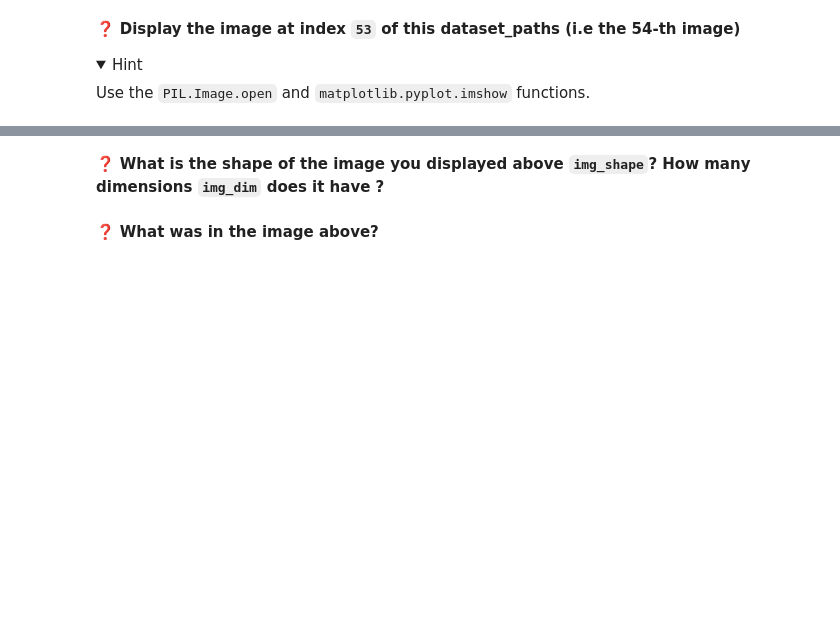
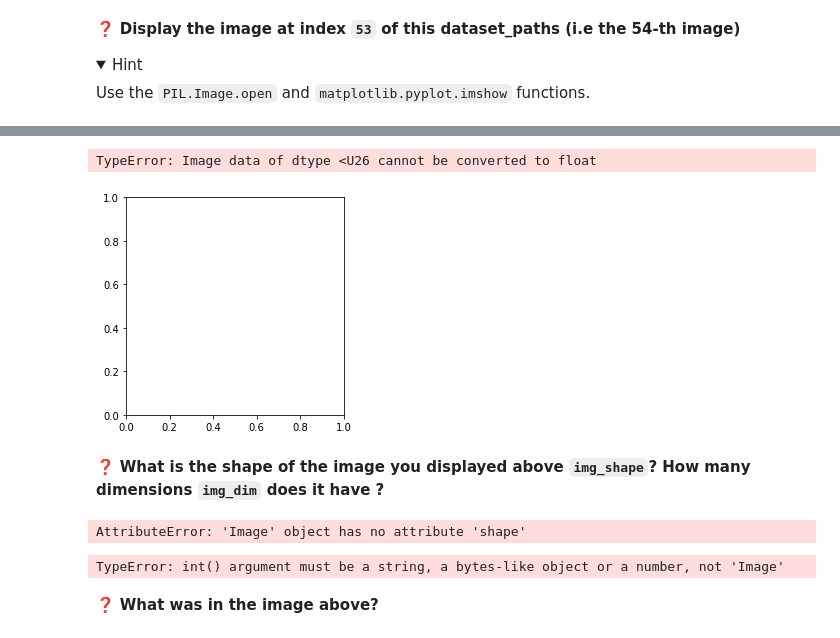
Before and after one commit to mchistya/data-certification-exam, a Jupyter notebook: convolutional_neural_networks/image_denoising.ipynb, the cells around one changed output, grey strips where cells are left out. Saved outputs shown, nothing was run; the diff lists cells and outputs as text; code cells hidden in the pictures; folded sections open; blank space fills up the shorter version.

```diff
--- a/convolutional_neural_networks/image_denoising.ipynb
+++ b/convolutional_neural_networks/image_denoising.ipynb
@@ -47,7 +95,20 @@ NameError: name '__file__' is not defined
+# %%
+plt.imshow(dataset_paths[53])
+# %% [output]
+TypeError: Image data of dtype <U26 cannot be converted to float
+[figure, added]
 # %% [markdown]
 ❓ **What is the shape of the image you displayed above `img_shape`?  How many dimensions `img_dim` does it have ?**
 # %%
 # YOUR CODE HERE
+print(image_i53.shape)
+# %% [output]
+AttributeError: 'Image' object has no attribute 'shape'
+# %%
+import matplotlib.pyplot as plt
+plt.figure(image_i53)
+# %% [output]
+TypeError: int() argument must be a string, a bytes-like object or a number, not 'Image'
 # %% [markdown]
 ❓ **What was in the image above?**
 # %%
```
Also changed, not shown: parts of 11 cells of this notebook.
